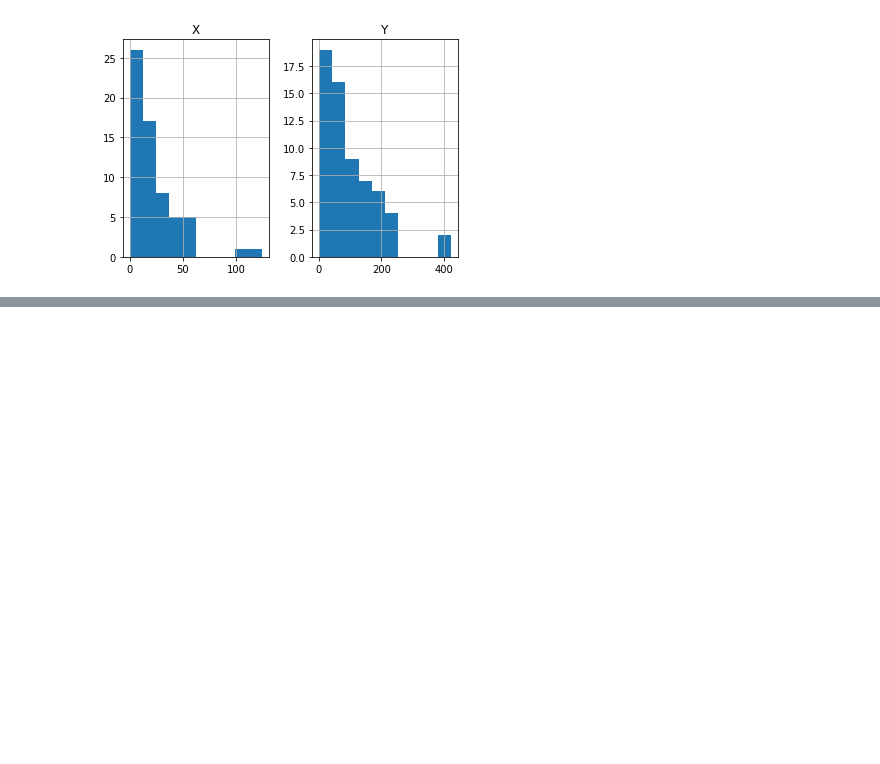
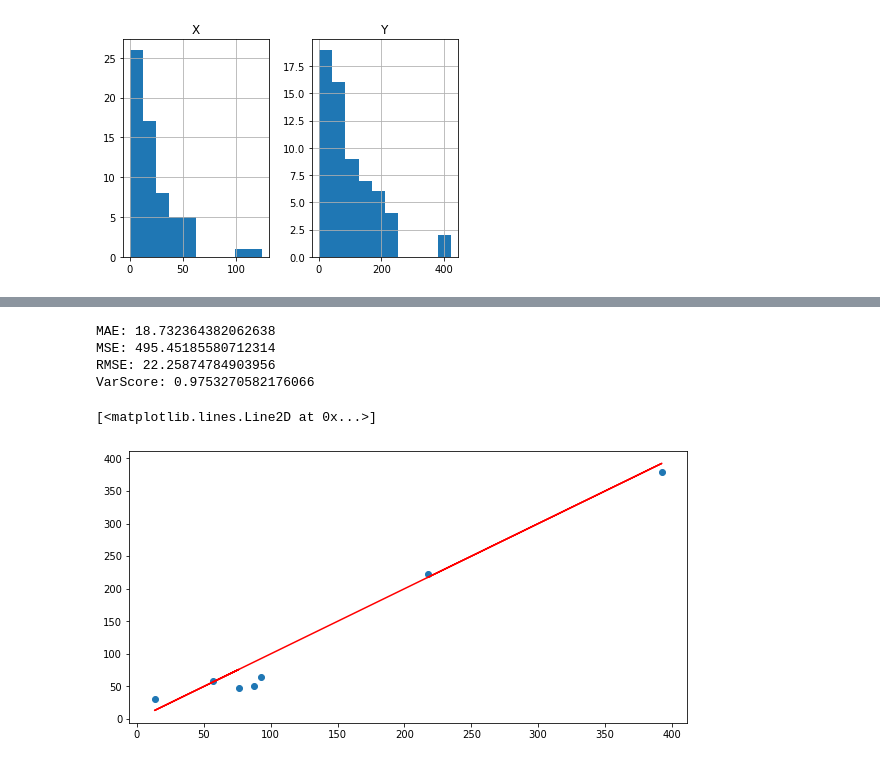
Before and after one commit to RSeth-Creator/Data, a Jupyter notebook: DL_Swedish_Auto_Insurance_.ipynb, the cells around one changed output, grey strips where cells are left out. Cells and saved outputs as stored; diff of their text form; code cells hidden in the pictures; blank space fills up the shorter version.

```diff
--- a/DL_Swedish_Auto_Insurance_.ipynb
+++ b/DL_Swedish_Auto_Insurance_.ipynb
@@ -132,0 +132,19 @@ print(np.sqrt(mean_squared_error(y_test,predictions)))
+# %%
+y_pred = model.predict(x_test)
+from sklearn import metrics
+print('MAE:', metrics.mean_absolute_error(y_test, y_pred))
+print('MSE:', metrics.mean_squared_error(y_test, y_pred))
+print('RMSE:', np.sqrt(metrics.mean_squared_error(y_test, y_pred)))
+print('VarScore:',metrics.explained_variance_score(y_test,y_pred))
+# Visualizing Our predictions
+fig = plt.figure(figsize=(10,5))
+plt.scatter(y_test,y_pred)
+# Perfect predictions
+plt.plot(y_test,y_test,'r')
+# %% [output]
+MAE: 18.732364382062638
+MSE: 495.45185580712314
+RMSE: 22.25874784903956
+VarScore: 0.9753270582176066
+[<matplotlib.lines.Line2D at 0x...>]
+[figure, added]
```
Also changed, not shown: parts of 5 cells of this notebook.
